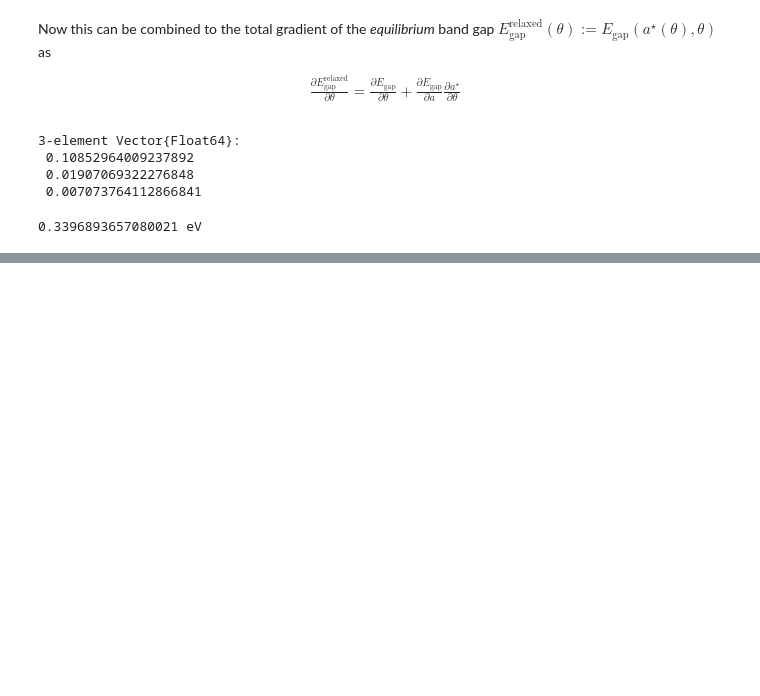
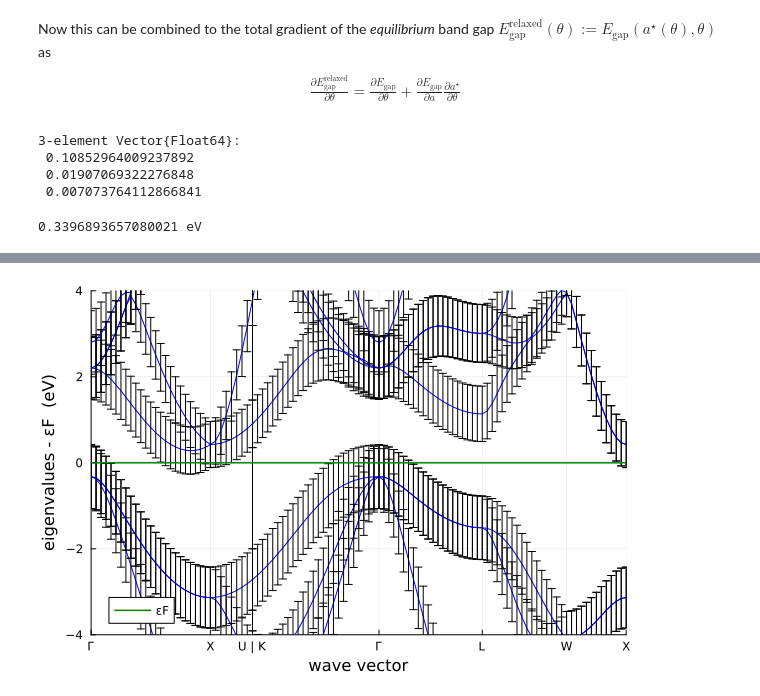
Before and after one commit to niklasschmitz/tutorial-cecam-workshop-dftk-2025, a Jupyter notebook: notebooks/3_custom_xc.ipynb, the cells around one changed output, grey strips where cells are left out. Saved outputs shown, nothing was run; the diff lists cells and outputs as text; code cells hidden in the pictures; blank space fills up the shorter version.

```diff
--- a/notebooks/3_custom_xc.ipynb
+++ b/notebooks/3_custom_xc.ipynb
@@ -332,0 +362,2 @@ uconvert(u"eV", norm(params.L'bandgap_gradient_total) * u"hartree")
+# %%
+b = bandstructure(a0, params.θ_bf)
@@ -332,0 +391,5 @@ uconvert(u"eV", norm(params.L'bandgap_gradient_total) * u"hartree")
+# %%
+dbands = ForwardDiff.jacobian(
+    θ -> bandstructure(a0, θ),
+    params.θ_bf
+)
@@ -332,0 +431,2 @@ uconvert(u"eV", norm(params.L'bandgap_gradient_total) * u"hartree")
+# %%
+dbands_reshaped = reshape(dbands, size(b)..., length(params.θ_bf))
@@ -332,0 +451,5 @@ uconvert(u"eV", norm(params.L'bandgap_gradient_total) * u"hartree")
+# %%
+bands_uncertainty = [
+    norm.(eachrow(dbands_reshaped[:,ik,:] * params.L))
+    for ik in 1:size(b,2)
+]
@@ -332,0 +474,7 @@ uconvert(u"eV", norm(params.L'bandgap_gradient_total) * u"hartree")
+# %%
+plot_bandstructure(
+    (; bands..., eigenvalues_error=bands_uncertainty),
+    unit=u"eV",
+)
+# %% [output]
+[figure, added]
```
Also changed, not shown: parts of 16 cells of this notebook, 4 other files.
